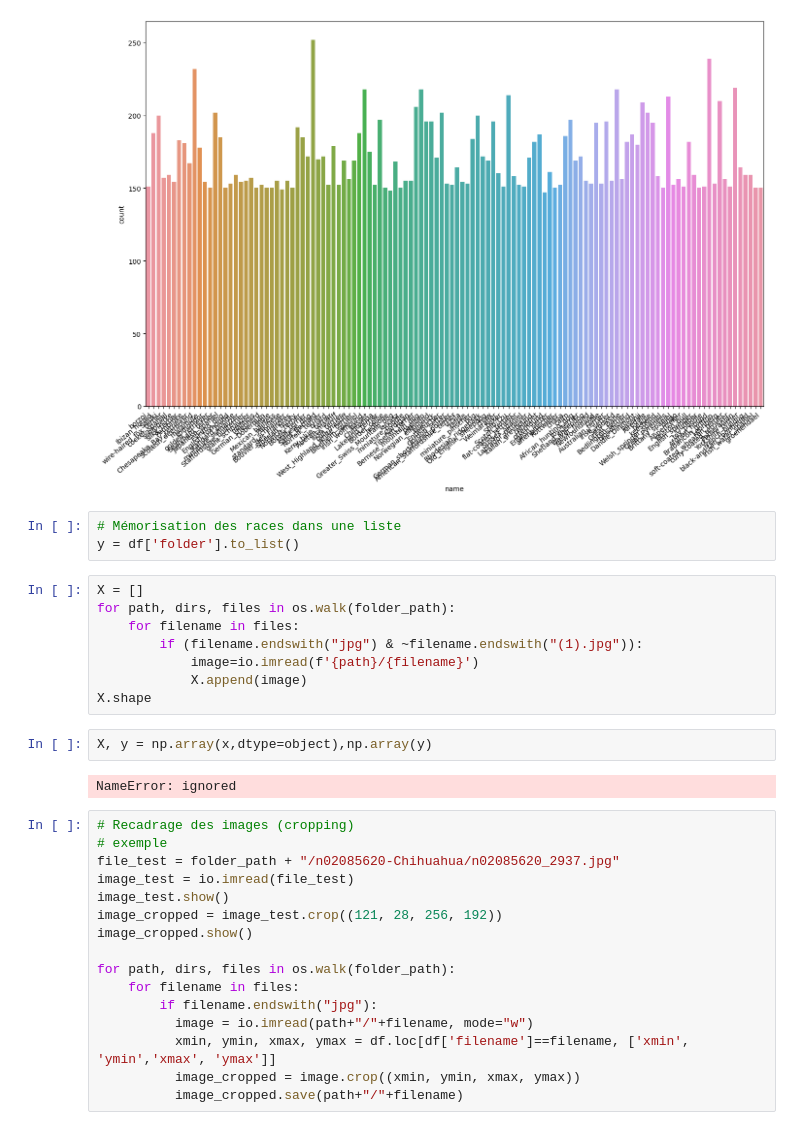
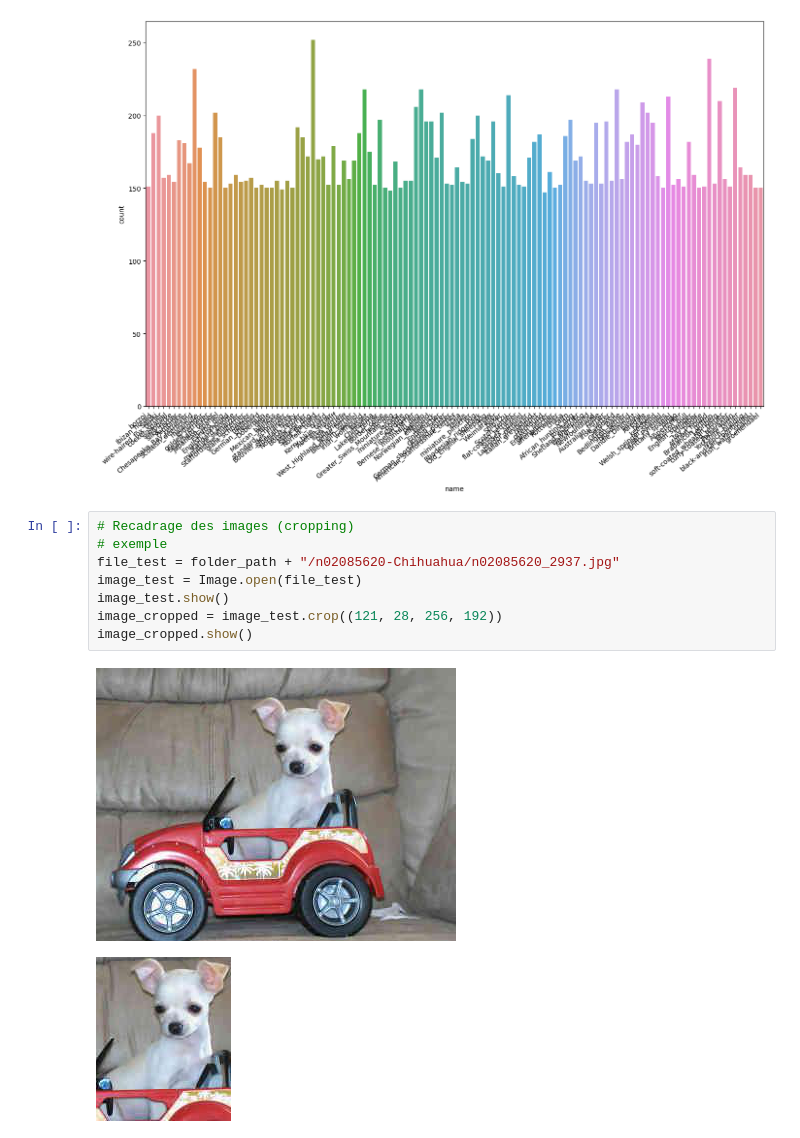
Before and after one commit to garbesc/Projet-6, a Jupyter notebook: EDA.ipynb, the cells around one changed output. Saved outputs shown, nothing was run; the diff lists cells and outputs as text.

```diff
--- a/EDA.ipynb
+++ b/EDA.ipynb
@@ -169,34 +172,14 @@ plt.tight_layout()
 plt.show()
 # %% [output]
 [figure]
-# %%
-# Mémorisation des races dans une liste
-y = df['folder'].to_list()
-# %%
-X = []
-for path, dirs, files in os.walk(folder_path):
-    for filename in files:
-        if (filename.endswith("jpg") & ~filename.endswith("(1).jpg")):
-            image=io.imread(f'{path}/{filename}')
-            X.append(image)
-X.shape
-# %%
-X, y = np.array(x,dtype=object),np.array(y)
-# %% [output]
-NameError: ignored
 # %%
 # Recadrage des images (cropping)
 # exemple
 file_test = folder_path + "/n02085620-Chihuahua/n02085620_2937.jpg"
-image_test = io.imread(file_test)
+image_test = Image.open(file_test)
 image_test.show()
 image_cropped = image_test.crop((121, 28, 256, 192))
 image_cropped.show()
-
-for path, dirs, files in os.walk(folder_path):
-    for filename in files:
-        if filename.endswith("jpg"):
-          image = io.imread(path+"/"+filename, mode="w")
-          xmin, ymin, xmax, ymax = df.loc[df['filename']==filename, ['xmin', 'ymin','xmax', 'ymax']]
-          image_cropped = image.crop((xmin, ymin, xmax, ymax))
-          image_cropped.save(path+"/"+filename)
+# %% [output]
+[figure, added]
+[figure, added]
```
Also changed, not shown: parts of 7 cells of this notebook.
